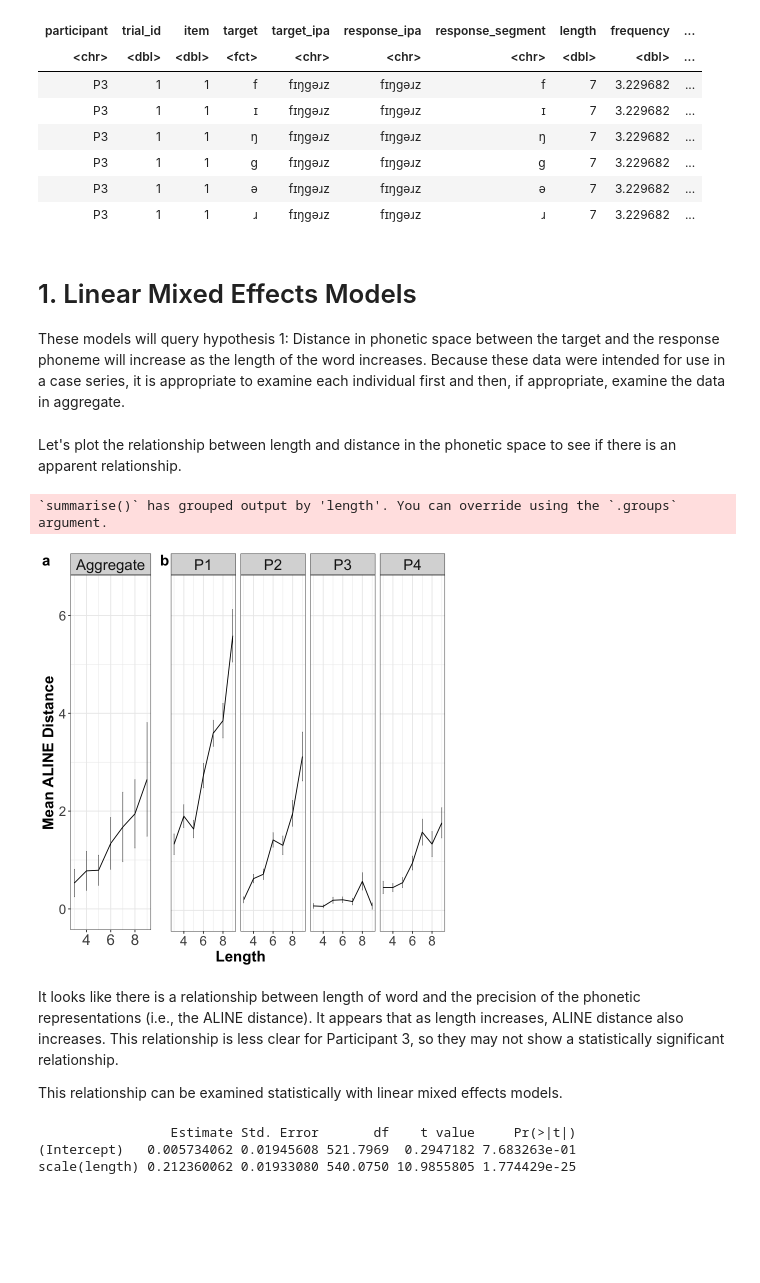
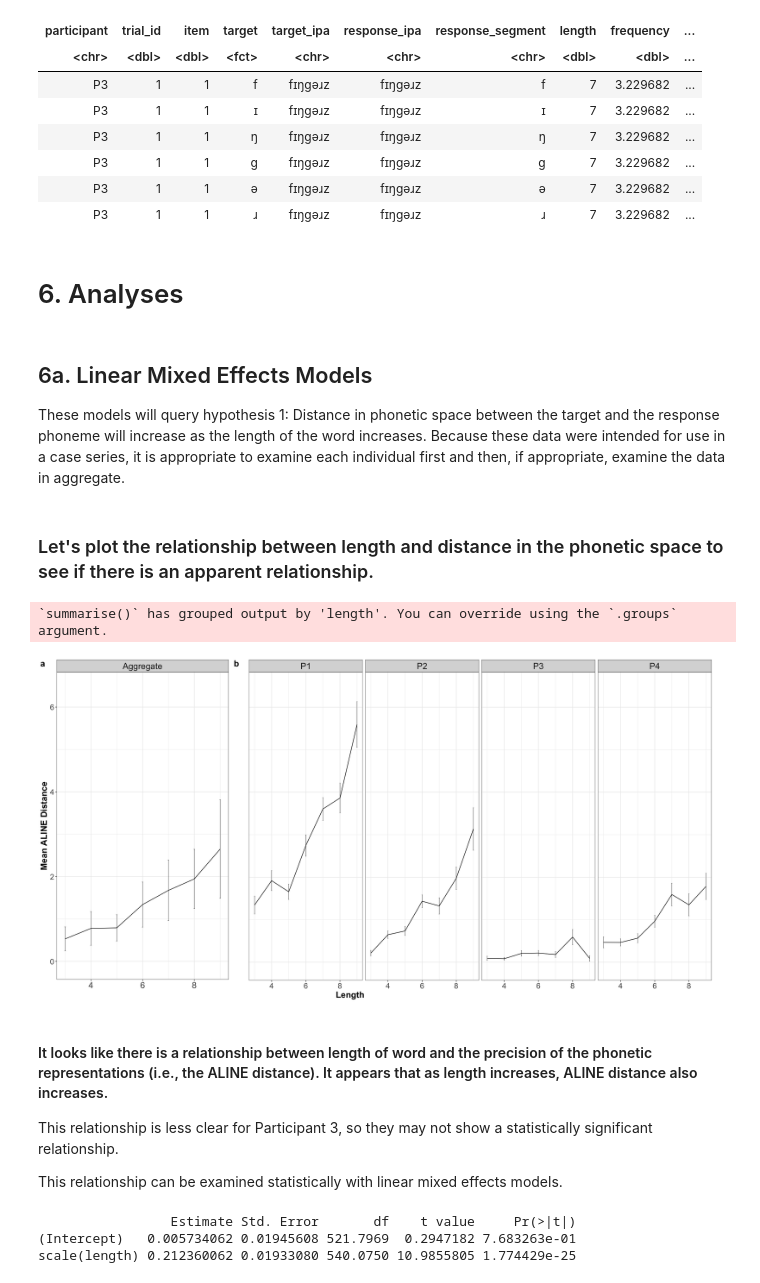
Before and after one commit to JenahBlack/Black_DSPN_S22, a Jupyter notebook: Black_DSPN_S22_FinalProject.ipynb, the cells around one changed output. Drawn from its saved outputs; the diff is of its cells as text; code cells hidden in the pictures; blank space fills up the shorter version.

```diff
--- a/Black_DSPN_S22_FinalProject.ipynb
+++ b/Black_DSPN_S22_FinalProject.ipynb
@@ -272,12 +270,14 @@ A rowwise_df: 6 × 39
 | P3 | 1 | 1 | ɡ | fɪŋɡəɹz | fɪŋɡəɹz | ɡ | 7 | 3.229682 | ... |
 | P3 | 1 | 1 | ə | fɪŋɡəɹz | fɪŋɡəɹz | ə | 7 | 3.229682 | ... |
 | P3 | 1 | 1 | ɹ | fɪŋɡəɹz | fɪŋɡəɹz | ɹ | 7 | 3.229682 | ... |
+# %% [markdown]
+# 6. Analyses
 # %% [markdown]
-# 1. Linear Mixed Effects Models
+## 6a. Linear Mixed Effects Models
 
 These models will query hypothesis 1: Distance in phonetic space between the target and the response phoneme will increase as the length of the word increases. Because these data were intended for use in a case series, it is appropriate to examine each individual first and then, if appropriate, examine the data in aggregate.
 # %% [markdown]
-Let's plot the relationship between length and distance in the phonetic space to see if there is an apparent relationship.
+### Let's plot the relationship between length and distance in the phonetic space to see if there is an apparent relationship.
 # %%
 
 # Calculate subject means by length
@@ -315,36 +315,40 @@ length_effect_plot <- ggplot(plot_data_length, aes(x = length, y = aggregate_mea
         axis.text.y = element_text(size = 16),
         strip.text.x = element_text(size = 18))
 #length_effect_plot
 
 # Subject Facets
 length_effect_plot_Subject <- ggplot(by_participant_means_length, aes(x = length, y = by_participant_mean)) +
   facet_grid(~participant) +
   geom_errorbar(aes(ymin = meanLB, ymax = meanUB), width = 0.05, size = 0.25) +
   geom_line() +
   scale_x_continuous() +
   scale_y_continuous(limits = c(-0.1, 6.5)) +
   theme_bw() +
   labs(x = 'Length',
        y = "Mean ALINE Distance") +
   theme(axis.title.y = element_blank(),
         axis.title.x = element_text(size = 18, hjust = 0.2, face = 'bold'),
         axis.text.x = element_text(size = 16),
         axis.text.y = element_blank(),
         axis.ticks.y = element_blank(),
         strip.text.x = element_text(size = 18))
 #length_effect_plot_Subject
 
+options(repr.plot.width=20, repr.plot.height=10)
+
 # Combine aggregate and subject facets, position
 combined_length <- ggdraw() +
   draw_plot(length_effect_plot, x = 0, y = 0, width = .28, height = 1) +
   draw_plot(length_effect_plot_Subject, x = .30, y = 0, width = .68, height = 1) +
   draw_plot_label(label = c('a','b'), size = 18, x = c(0, .28))
 combined_length
 # %% [output]
 `summarise()` has grouped output by 'length'. You can override using the `.groups` argument.
-[figure, old version]
+[figure, new version]
 # %% [markdown]
-It looks like there is a relationship between length of word and the precision of the phonetic representations (i.e., the ALINE distance). It appears that as length increases, ALINE distance also increases. This relationship is less clear for Participant 3, so they may not show a statistically significant relationship.
+#### It looks like there is a relationship between length of word and the precision of the phonetic representations (i.e., the ALINE distance). It appears that as length increases, ALINE distance also increases.
+
+This relationship is less clear for Participant 3, so they may not show a statistically significant relationship.
 
 This relationship can be examined statistically with linear mixed effects models.
 # %%
```
Also changed, not shown: parts of 39 cells of this notebook.
